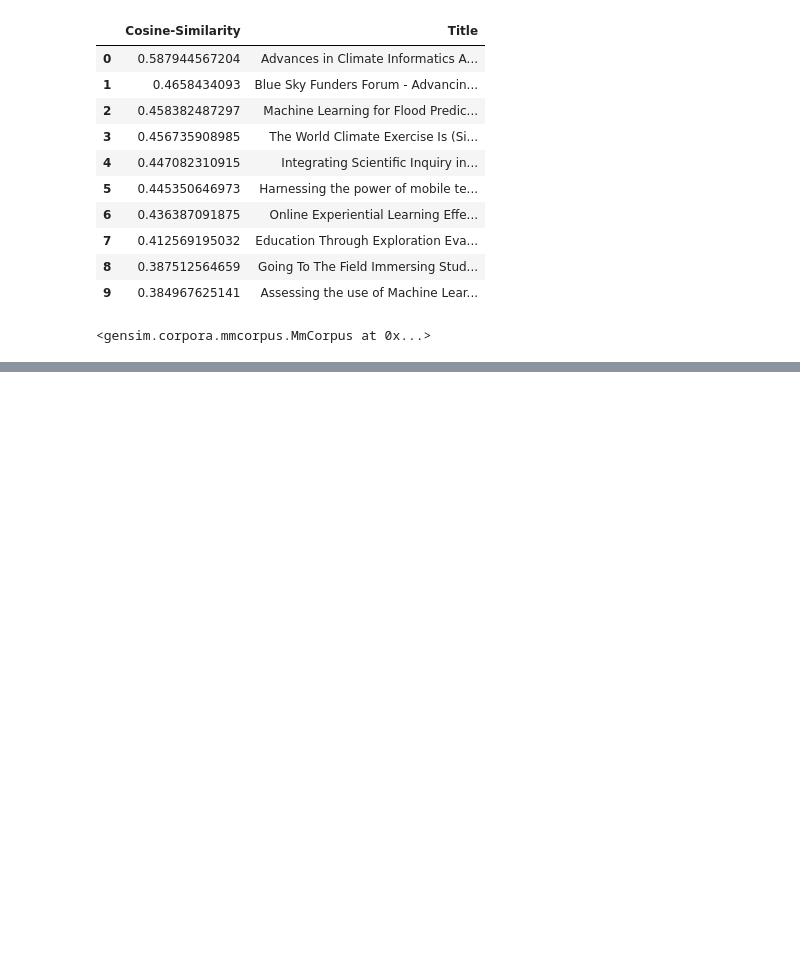
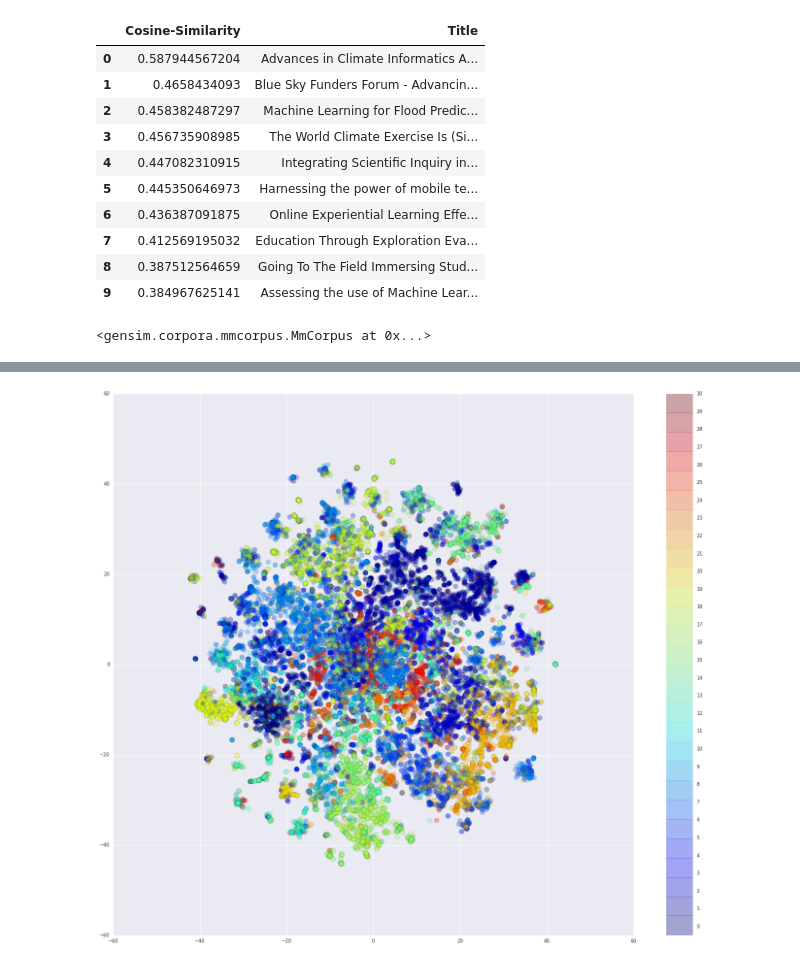
Before and after one commit to cthorey/AGU_Data, a Jupyter notebook: Notebook/Similar_Paper_Gensym.ipynb, the cells around one changed output, grey strips where cells are left out. Drawn from its saved outputs; the diff is of its cells as text; code cells hidden in the pictures; blank space fills up the shorter version.

```diff
--- a/Notebook/Similar_Paper_Gensym.ipynb
+++ b/Notebook/Similar_Paper_Gensym.ipynb
@@ -467,0 +517,10 @@ array([ 0.9999994 ,  0.17107144,  0.07028911,  0.04648431,  0.11395319,
+# %%
+abstractf = os.path.join(model_saved,'gensim','abstract','abstract')
+def recom(abstractf,name):
+    dictionary = corpora.Dictionary.load(abstractf+'.dict')
+    corpus = corpora.MmCorpus(abstractf + '_'+str(name)+'.mm')
+    index = similarities.MatrixSimilarity.load(abstractf+'_'+str(name)+'.index')
+    score = index[corpus[my_contrib[0]]]
+    results = pd.DataFrame(np.stack((np.sort(score)[::-1],np.array(titles)[np.argsort(score)[::-1]])).T,
+                       columns = ['Cosine-Similarity','Title'])
+    print results.head(10)
@@ -506,3 +607,9 @@ X_tsne = tsne.fit_transform(X)
 tfidf_corpus
 # %% [output]
 <gensim.corpora.mmcorpus.MmCorpus at 0x...>
+# %%
+from tsne import bh_sne
+lsi_corpus = corpora.MmCorpus(abstractf + '_lsi.mm')
+X = gensim.matutils.corpus2dense(lsi_corpus, num_terms=lsi_corpus.num_terms)
+# %%
+x_data = np.asarray(X).astype('float64')
@@ -508,0 +620,2 @@ tfidf_corpus
+# %%
+vis_data = bh_sne(x_data.T)
@@ -508,0 +628,14 @@ tfidf_corpus
+# %%
+fig = plt.figure(figsize = (24,20))
+ax = plt.subplot(111)
+y_data = map(lambda x:dict_section[x],sections)
+
+# plot the result
+vis_x = vis_data[:, 0]
+vis_y = vis_data[:, 1]
+
+plt.scatter(vis_x, vis_y, c=y_data, cmap=plt.cm.get_cmap("jet", 28),alpha = 0.3,s =100)
+plt.colorbar(ticks=range(130))
+plt.clim(-0.5, 30)
+# %% [output]
+[figure, added]
```
Also changed, not shown: parts of 30 cells of this notebook.
